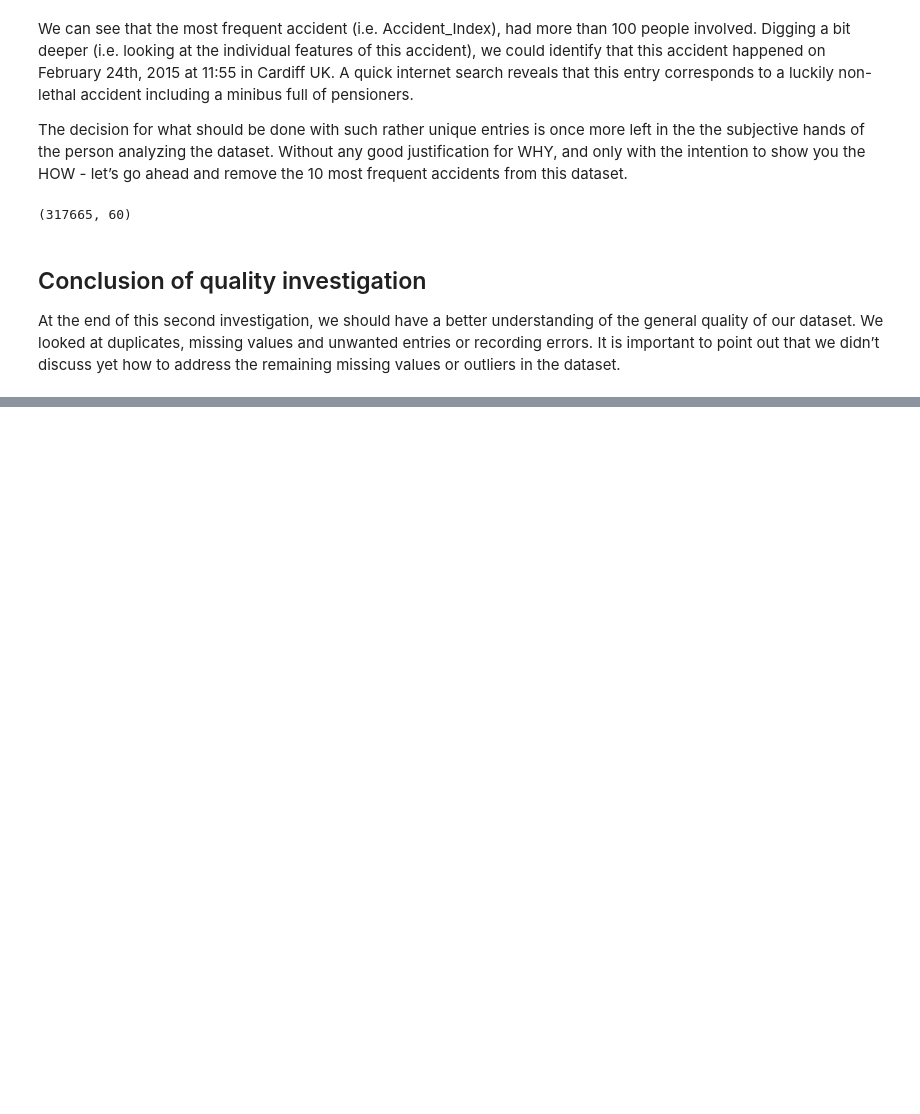
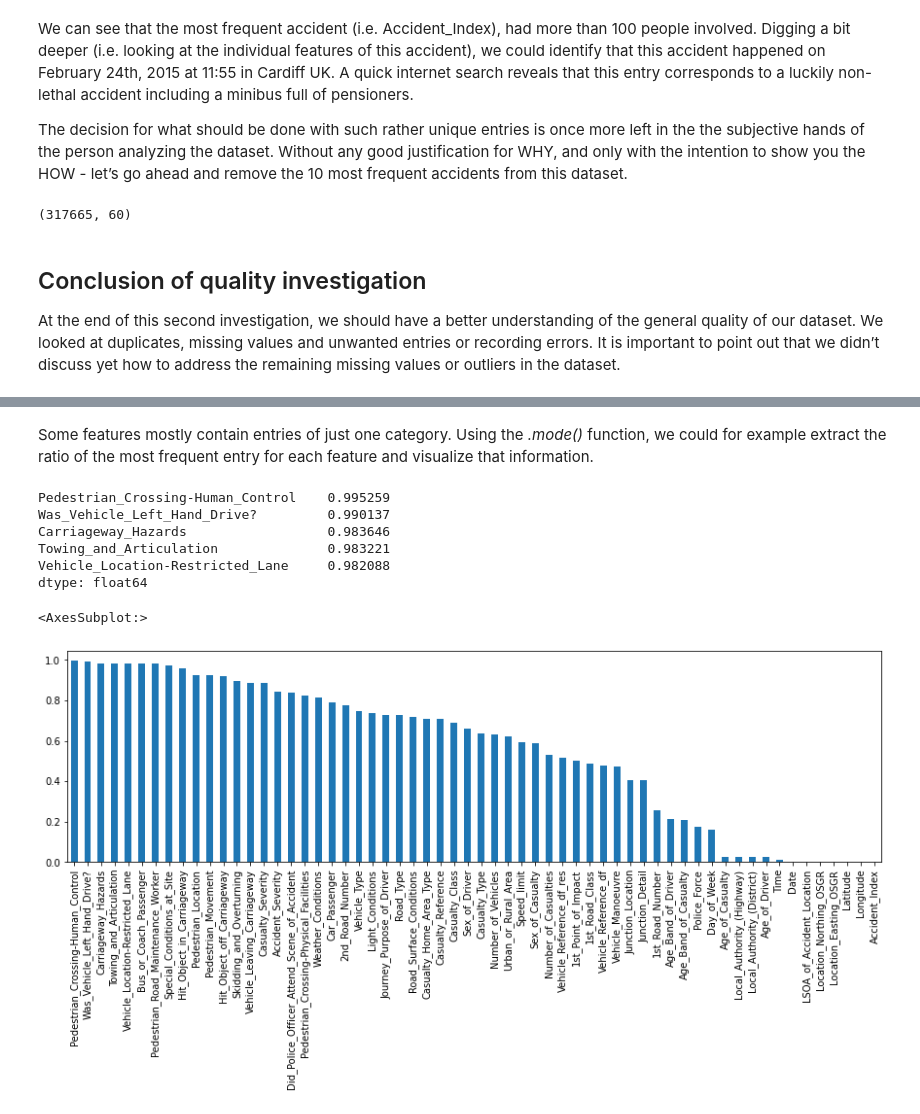
Before and after one commit to rbsmotta/advanced-exploratory-data-analysis, a Jupyter notebook: load.ipynb, the cells around one changed output, grey strips where cells are left out. Saved outputs shown, nothing was run; the diff lists cells and outputs as text; code cells hidden in the pictures; blank space fills up the shorter version.

Commit message:
add content investigation

```diff
--- a/load.ipynb
+++ b/load.ipynb
@@ -213,0 +226,26 @@ At the end of this second investigation, we should have a better understanding o
+# %% [markdown]
+Some features mostly contain entries of just one category. Using the _.mode()_ function, we could for example extract the ratio of the most frequent entry for each feature and visualize that information.
+# %%
+# collects for each feature the most frequent entry
+most_frequent_entry = df_X.mode()
+
+# checks for each entry if it contains the most frequent entry
+df_freq = df_X.eq(most_frequent_entry.values, axis=1)
+
+# computes the mean of the 'is_most_frequent' occurrence
+df_freq = df_freq.mean().sort_values(ascending=False)
+
+# show the 5 top features with the highest ratio of singular value content
+display(df_freq.head())
+
+# visualize the 'df_freq' table
+df_freq.plot.bar(figsize=(15, 4))
+# %% [output]
+Pedestrian_Crossing-Human_Control    0.995259
+Was_Vehicle_Left_Hand_Drive?         0.990137
+Carriageway_Hazards                  0.983646
+Towing_and_Articulation              0.983221
+Vehicle_Location-Restricted_Lane     0.982088
+dtype: float64
+<AxesSubplot:>
+[figure, added]
```
Also changed, not shown: parts of 25 cells of this notebook.
